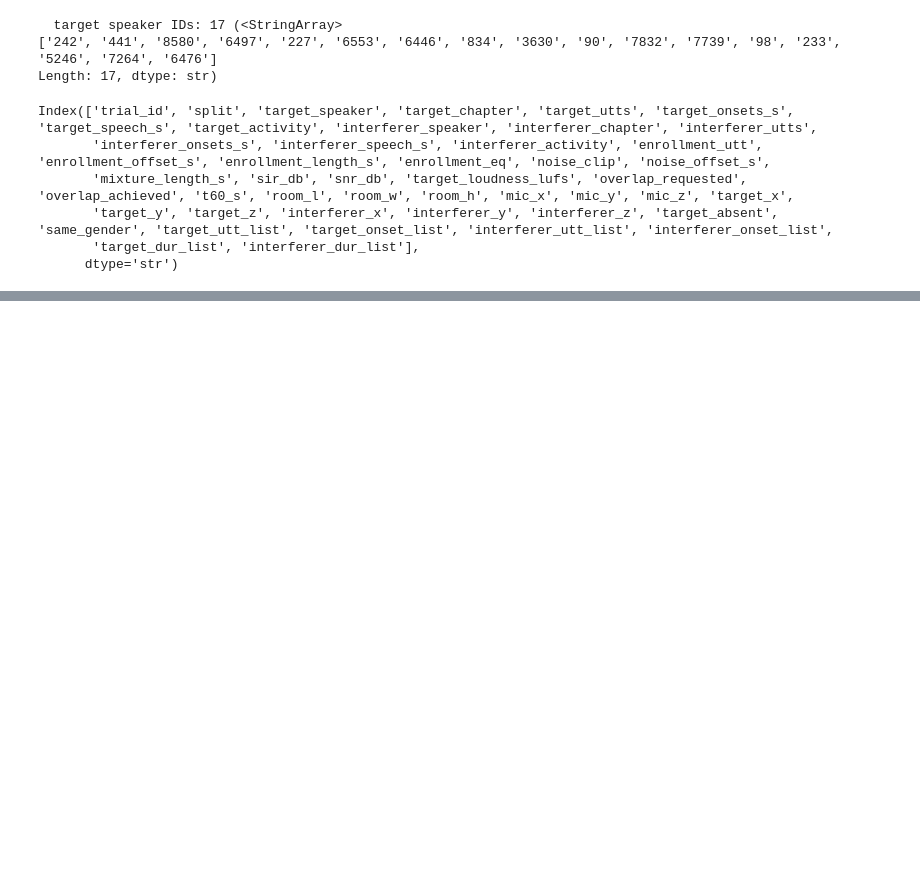
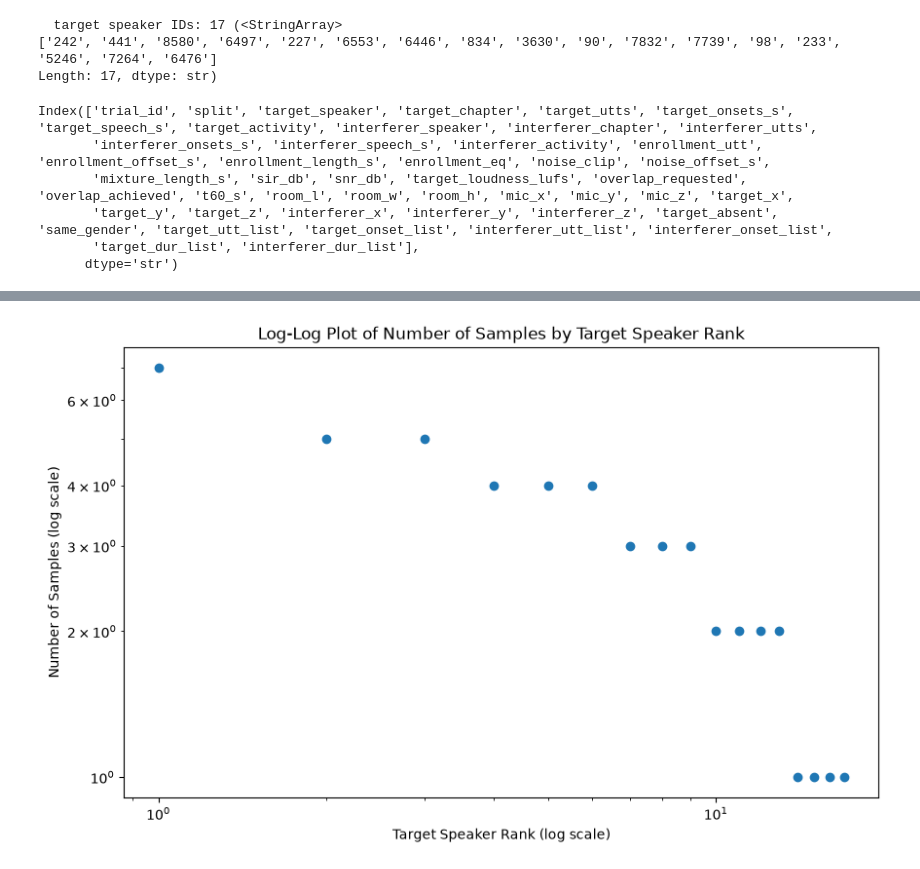
Before and after one commit to grantxxcoder/TargetSpeakerExtractor, a Jupyter notebook: src/exploratory/data_setup.ipynb, the cells around one changed output, grey strips where cells are left out. Drawn from its saved outputs; the diff is of its cells as text; code cells hidden in the pictures; blank space fills up the shorter version.

```diff
--- a/src/exploratory/data_setup.ipynb
+++ b/src/exploratory/data_setup.ipynb
@@ -180,0 +210,13 @@ Index(['trial_id', 'split', 'target_speaker', 'target_chapter', 'target_utts', '
+# %%
+# log log plot of distribution of number of samples for target speaker rank
+sorted_counts = sorted(number_by_target_speaker.items(), key=lambda x: x[1], reverse=True)
+ranks = range(1, len(sorted_counts) + 1)
+counts = [v for k, v in sorted_counts]
+plt.figure(figsize=(10, 6))
+plt.loglog(ranks, counts, marker='o', linestyle='None')
+plt.xlabel('Target Speaker Rank (log scale)')
+plt.ylabel('Number of Samples (log scale)')
+plt.title('Log-Log Plot of Number of Samples by Target Speaker Rank')
+plt.show()
+# %% [output]
+[figure, added]
```
Also changed, not shown: parts of 9 cells of this notebook, 1 other file.
